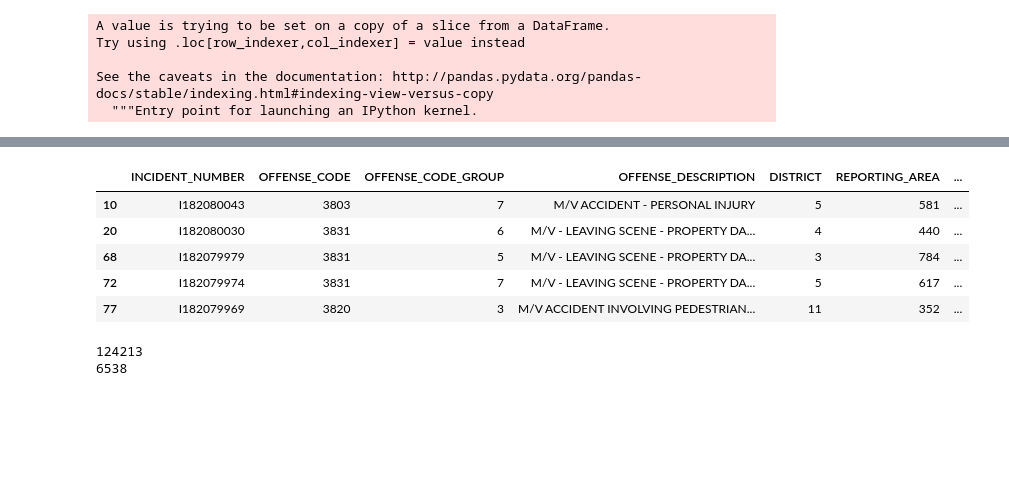
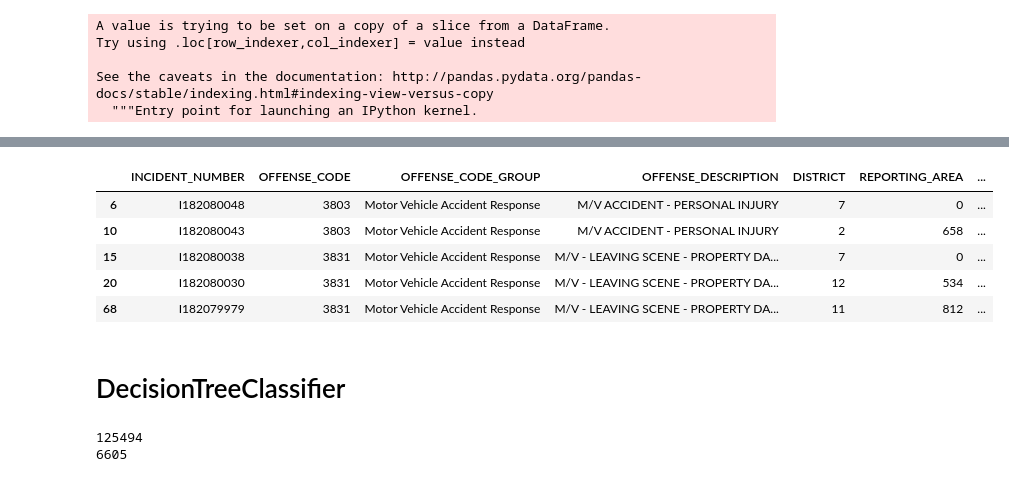
Before and after one commit to akritibhat/Boston-Crime-Prediction-DMT, a Jupyter notebook: Sheet 3 - Modelling.ipynb, the cells around one changed output, grey strips where cells are left out. Drawn from its saved outputs; the diff is of its cells as text; code cells hidden in the pictures; blank space fills up the shorter version.

```diff
--- a/Sheet 3 - Modelling.ipynb
+++ b/Sheet 3 - Modelling.ipynb
@@ -120,7 +120,7 @@ Name: OFFENSE_CODE_GROUP, dtype: int64
 # %%
 OFFENSE_CODE_GROUP_SELECTED = ('Motor Vehicle Accident Response','Larceny','Medical Assistance','Investigate Person','Other',
             'Drug Violation'
-                               #, 'Simple Assault', 'Vandalism', 'Verbal Disputes', 'Towed'
+                               , 'Simple Assault', 'Vandalism', 'Verbal Disputes', 'Towed'
                               )
 # %%
 processedData = pd.DataFrame()
@@ -139,19 +139,21 @@ processedData.head()
 # %%
 transform_labels=processedData.iloc[:,:]
 transform_labels.loc[:,'STREET']=LabelEncoder().fit_transform(transform_labels.loc[:,'STREET'].astype('str'))
 transform_labels.loc[:,'DISTRICT']=LabelEncoder().fit_transform(transform_labels.loc[:,'DISTRICT'].astype('str'))
 transform_labels.loc[:,'REPORTING_AREA']=LabelEncoder().fit_transform(transform_labels.loc[:,'REPORTING_AREA'].astype('str'))
 transform_labels.loc[:,'DAY_OF_WEEK']=LabelEncoder().fit_transform(transform_labels.loc[:,'DAY_OF_WEEK'])
-transform_labels.loc[:,'OFFENSE_CODE_GROUP']=LabelEncoder().fit_transform(transform_labels.loc[:,'DISTRICT'].astype('str'))
+#transform_labels.loc[:,'OFFENSE_CODE_GROUP']=LabelEncoder().fit_transform(transform_labels.loc[:,'DISTRICT'].astype('str'))
 
 transform_labels.head()
 # %% [output]
 |  | INCIDENT_NUMBER | OFFENSE_CODE | OFFENSE_CODE_GROUP | OFFENSE_DESCRIPTION | DISTRICT | REPORTING_AREA | ... |
-| 10 | I182080043 | 3803 | 7 | M/V ACCIDENT - PERSONAL INJURY | 5 | 581 | ... |
-| 20 | I182080030 | 3831 | 6 | M/V - LEAVING SCENE - PROPERTY DA... | 4 | 440 | ... |
-| 68 | I182079979 | 3831 | 5 | M/V - LEAVING SCENE - PROPERTY DA... | 3 | 784 | ... |
-| 72 | I182079974 | 3831 | 7 | M/V - LEAVING SCENE - PROPERTY DA... | 5 | 617 | ... |
-| 77 | I182079969 | 3820 | 3 | M/V ACCIDENT INVOLVING PEDESTRIAN... | 11 | 352 | ... |
+| 6 | I182080048 | 3803 | Motor Vehicle Accident Response | M/V ACCIDENT - PERSONAL INJURY | 7 | 0 | ... |
+| 10 | I182080043 | 3803 | Motor Vehicle Accident Response | M/V ACCIDENT - PERSONAL INJURY | 2 | 658 | ... |
+| 15 | I182080038 | 3831 | Motor Vehicle Accident Response | M/V - LEAVING SCENE - PROPERTY DA... | 7 | 0 | ... |
+| 20 | I182080030 | 3831 | Motor Vehicle Accident Response | M/V - LEAVING SCENE - PROPERTY DA... | 12 | 534 | ... |
+| 68 | I182079979 | 3831 | Motor Vehicle Accident Response | M/V - LEAVING SCENE - PROPERTY DA... | 11 | 812 | ... |
+# %% [markdown]
+# DecisionTreeClassifier
 # %%
 from sklearn.model_selection import train_test_split
 datanew= transform_labels.dropna()
@@ -160,8 +162,8 @@ train_data, test_data= train_test_split(datanew, random_state=0, test_size=0.05)
 print(len(train_data))
 print(len(test_data))
 # %% [output]
-124213
-6538
+125494
+6605
 # %%
 train_data.head()
 # %% [output]
```
Also changed, not shown: parts of 38 cells of this notebook.
